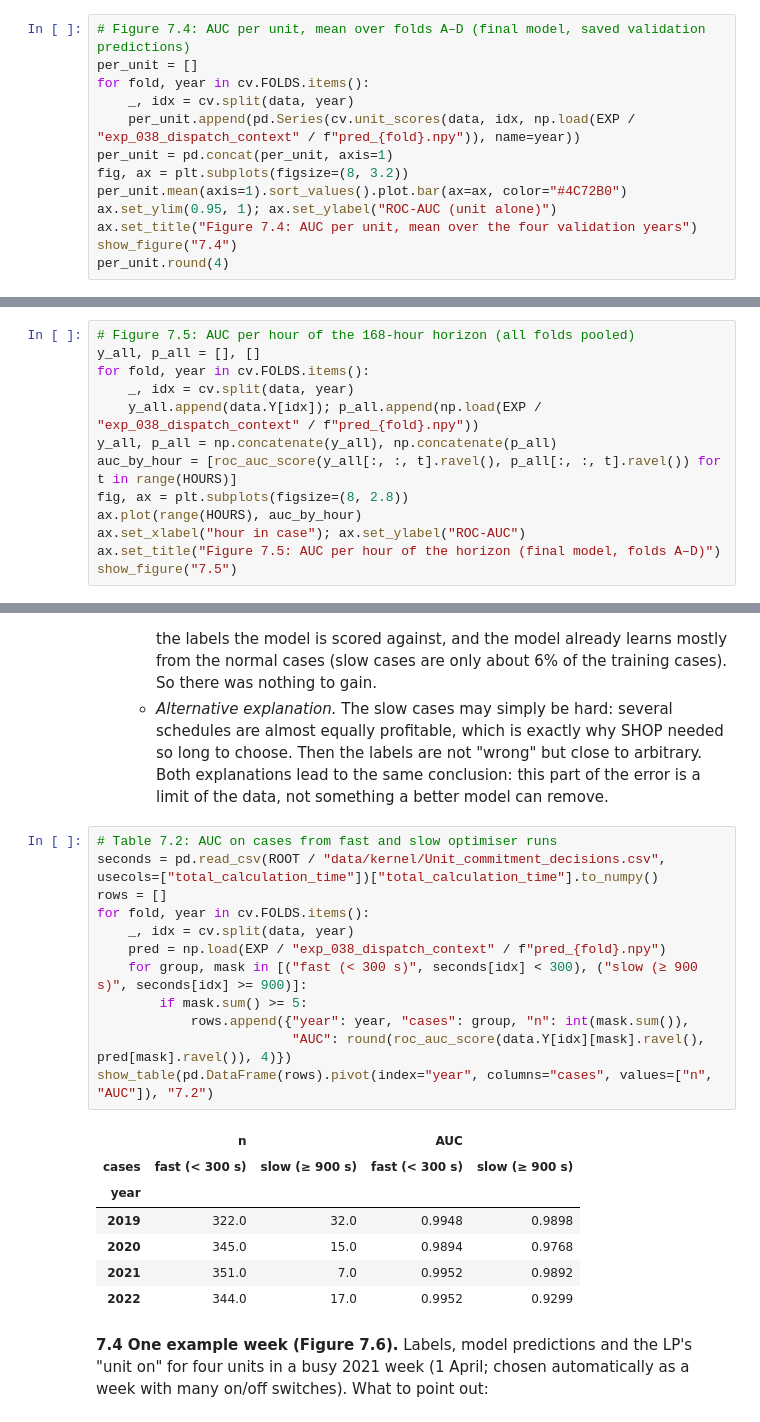
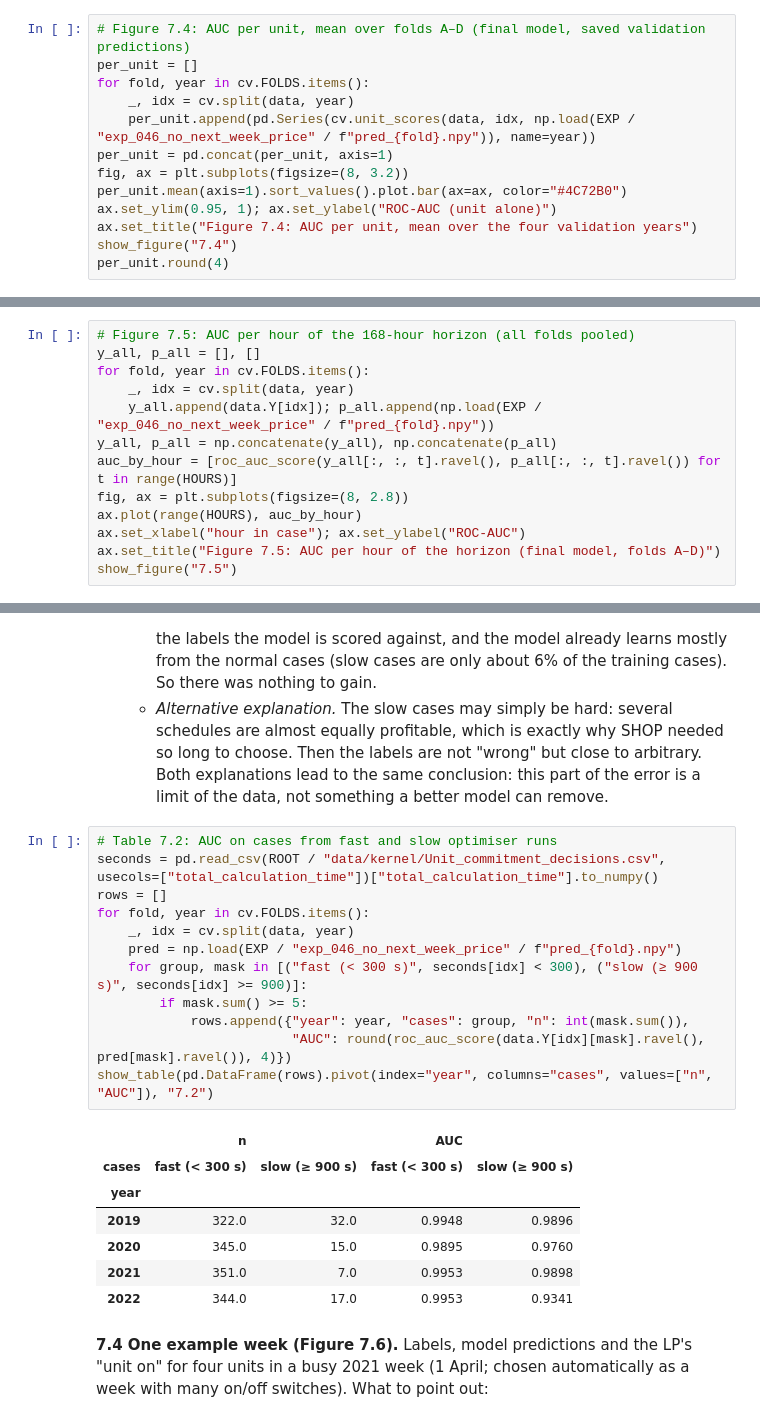
Before and after one commit to idatomine/Women-in-AI-tdt4173, a Jupyter notebook: Report.ipynb, the cells around one changed output, grey strips where cells are left out. Cells and saved outputs as stored; diff of their text form.

```diff
--- a/Report.ipynb
+++ b/Report.ipynb
@@ -1191,7 +1191,7 @@ plt.tight_layout(); show_figure("7.3")
 per_unit = []
 for fold, year in cv.FOLDS.items():
     _, idx = cv.split(data, year)
-    per_unit.append(pd.Series(cv.unit_scores(data, idx, np.load(EXP / "exp_038_dispatch_context" / f"pred_{fold}.npy")), name=year))
+    per_unit.append(pd.Series(cv.unit_scores(data, idx, np.load(EXP / "exp_046_no_next_week_price" / f"pred_{fold}.npy")), name=year))
 per_unit = pd.concat(per_unit, axis=1)
 fig, ax = plt.subplots(figsize=(8, 3.2))
 per_unit.mean(axis=1).sort_values().plot.bar(ax=ax, color="#4C72B0")
@@ -1226,7 +1226,7 @@ per_unit.round(4)
 y_all, p_all = [], []
 for fold, year in cv.FOLDS.items():
     _, idx = cv.split(data, year)
-    y_all.append(data.Y[idx]); p_all.append(np.load(EXP / "exp_038_dispatch_context" / f"pred_{fold}.npy"))
+    y_all.append(data.Y[idx]); p_all.append(np.load(EXP / "exp_046_no_next_week_price" / f"pred_{fold}.npy"))
 y_all, p_all = np.concatenate(y_all), np.concatenate(p_all)
 auc_by_hour = [roc_auc_score(y_all[:, :, t].ravel(), p_all[:, :, t].ravel()) for t in range(HOURS)]
 fig, ax = plt.subplots(figsize=(8, 2.8))
@@ -1313,23 +1313,23 @@ Correlation between per-hour AUC and share of switches (hours 24–167): 0.02
 # %%
 # Table 7.2: AUC on cases from fast and slow optimiser runs
 seconds = pd.read_csv(ROOT / "data/kernel/Unit_commitment_decisions.csv", usecols=["total_calculation_time"])["total_calculation_time"].to_numpy()
 rows = []
 for fold, year in cv.FOLDS.items():
     _, idx = cv.split(data, year)
-    pred = np.load(EXP / "exp_038_dispatch_context" / f"pred_{fold}.npy")
+    pred = np.load(EXP / "exp_046_no_next_week_price" / f"pred_{fold}.npy")
     for group, mask in [("fast (< 300 s)", seconds[idx] < 300), ("slow (≥ 900 s)", seconds[idx] >= 900)]:
         if mask.sum() >= 5:
             rows.append({"year": year, "cases": group, "n": int(mask.sum()),
                          "AUC": round(roc_auc_score(data.Y[idx][mask].ravel(), pred[mask].ravel()), 4)})
 show_table(pd.DataFrame(rows).pivot(index="year", columns="cases", values=["n", "AUC"]), "7.2")
 # %% [output]
 |  | n |  | AUC |  |
 | cases | fast (< 300 s) | slow (≥ 900 s) | fast (< 300 s) | slow (≥ 900 s) |
 | year |  |  |  |  |
-| 2019 | 322.0 | 32.0 | 0.9948 | 0.9898 |
-| 2020 | 345.0 | 15.0 | 0.9894 | 0.9768 |
-| 2021 | 351.0 | 7.0 | 0.9952 | 0.9892 |
-| 2022 | 344.0 | 17.0 | 0.9952 | 0.9299 |
+| 2019 | 322.0 | 32.0 | 0.9948 | 0.9896 |
+| 2020 | 345.0 | 15.0 | 0.9895 | 0.9760 |
+| 2021 | 351.0 | 7.0 | 0.9953 | 0.9898 |
+| 2022 | 344.0 | 17.0 | 0.9953 | 0.9341 |
 # %% [markdown]
 **7.4 One example week (Figure 7.6).** Labels, model predictions and the LP's "unit on" for four units in a busy 2021 week
 (1 April; chosen automatically as a week with many on/off switches). What to point out:
```
Also changed, not shown: parts of 8 cells of this notebook, 15 other files.
